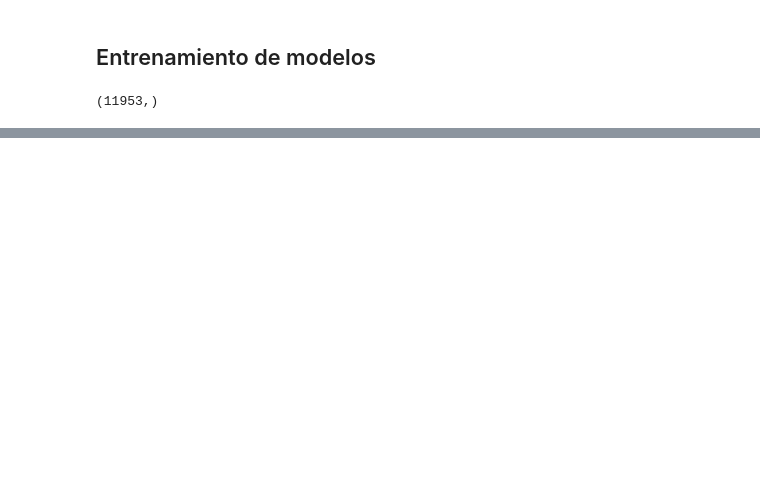
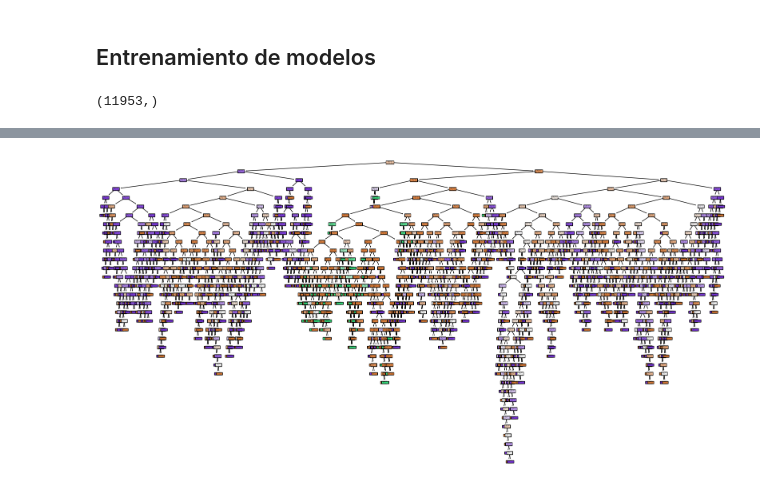
Before and after one commit to alfredorguez/CCODA, a Jupyter notebook: docs/algoritmosML.ipynb, the cells around one changed output, grey strips where cells are left out. Saved outputs shown, nothing was run; the diff lists cells and outputs as text; code cells hidden in the pictures; blank space fills up the shorter version.

```diff
--- a/docs/algoritmosML.ipynb
+++ b/docs/algoritmosML.ipynb
@@ -64,6 +64,7 @@ Dimensiones de dataset 2 : (16, 11953) (características, muestras)
 # %%
 # DS3 -> Datos deducidos a partir de la etapa de extracción de características superficial
 X3 = data["F"]
+X3 = np.hstack((X3, U[:,0].reshape(-1,1)))
 
 print(f"Dimensiones de dataset 3 : {X3.T.shape} (características, muestras)")
 # %% [output]
@@ -98,6 +99,7 @@ print(np.ravel(Y).shape)
 # %%
 # Función para entrenar y evaluar cada algoritmo en un dataset
 results = []
+decisionTree = None
 
 for dataset_name, XX in datasets.items():
     # Dividir los datos en entrenamiento y prueba
@@ -112,6 +114,9 @@ for dataset_name, XX in datasets.items():
         y_pred = model.predict(X_test)
         prediction_time = time.time() - start_time  # Tiempo en segundos
 
+        if model_name == "Decision Tree" and dataset_name == "DS3":
+            decisionTree = model
+
         # Calcular las métricas
         report = classification_report(y_test, y_pred, output_dict=True, zero_division=0)
         results.append({
@@ -143,6 +148,13 @@ STOP: TOTAL NO. of ITERATIONS REACHED LIMIT.
 Parameters: { "use_label_encoder" } are not used.
 
   warnings.warn(smsg, UserWarning)
+# %%
+# Visualizar el árbol de decisión
+plt.figure(figsize=(20, 10))
+plot_tree(decisionTree, filled=True, feature_names=["Sección", "Posición", "Velocidad"], class_names=["Flujo Estable", "Burbuja de Aire", "Flujo Inestable"])
+plt.show()
+# %% [output]
+[figure, added]
 # %%
 numeric_columns = results_df.select_dtypes(include=[np.number]).columns
 results_df[numeric_columns] = results_df[numeric_columns].map(lambda x: f"{x*100:.2f}")
```
Also changed, not shown: parts of 3 cells of this notebook, 4 other files.
